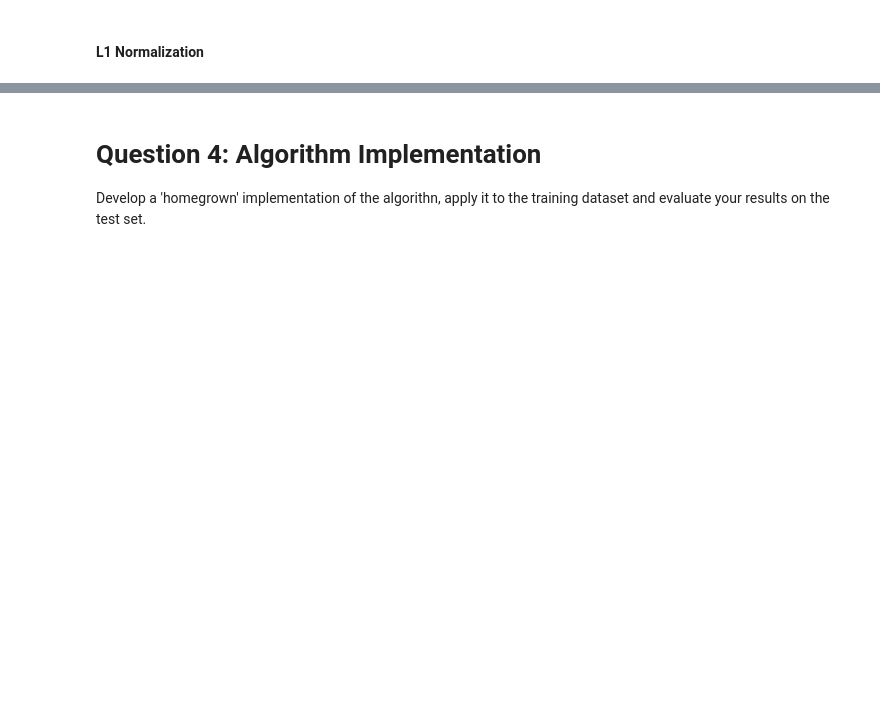
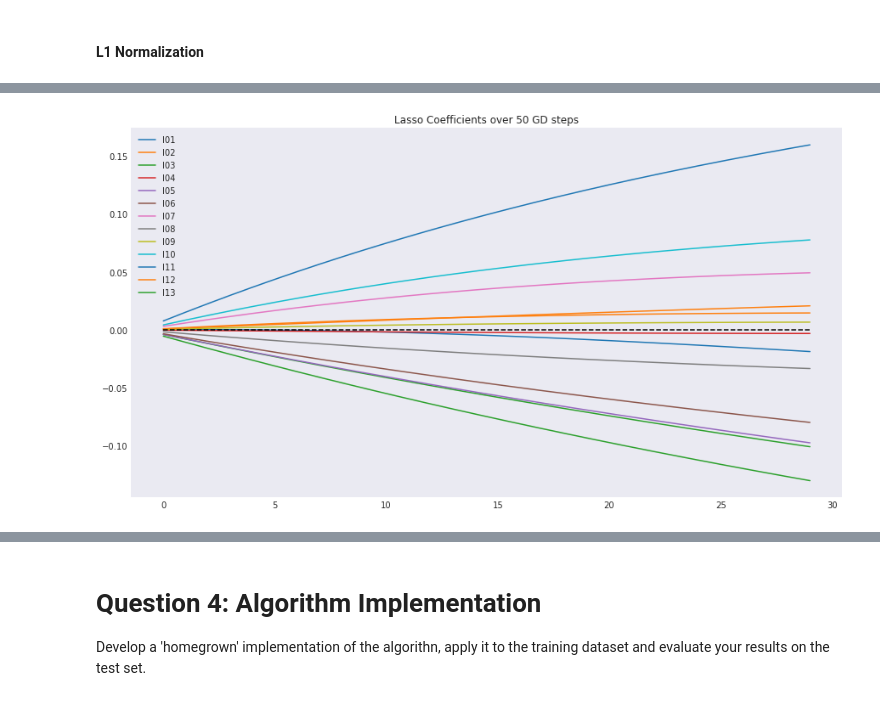
Before and after one commit to pkurapati/W261-Criteo, a Jupyter notebook: notebook_Arnoldy_v7.ipynb, the cells around one changed output, grey strips where cells are left out. Drawn from its saved outputs; the diff is of its cells as text; code cells hidden in the pictures; blank space fills up the shorter version.

```diff
--- a/notebook_Arnoldy_v5.ipynb
+++ b/notebook_Arnoldy_v7.ipynb
@@ -521,0 +663,32 @@ array([-0.26298838,  0.91926568,  0.59292744, -0.97317144, -0.81931274,
+# %%
+# get the best L1 model from files
+# from HW4 code
+
+lasso_models = np.loadtxt(PWD + '/data/lasso_models.csv', dtype=float, delimiter=',')
+best_lasso = lasso_models[-1,:]
+# %%
+# show the coeffecients as L1 steps increase
+# adapted from HW4 code
+
+def plotCoeffs(models, featureNames, title):
+    """
+    Helper Function to show how coefficients change as we train.
+    """
+    fig, ax = plt.subplots(figsize = (15,8))
+    X = list(range(len(models)))
+    for data, name in zip(models.T, featureNames):
+        if name == "Bias":
+            continue
+        ax.plot(X, data, label=name)
+    ax.plot(X,[0]*len(X), 'k--')
+    plt.title(title)
+    plt.legend()
+    plt.show
+
+# use if starting with the models with the missing data features
+#plotCoeffs(lasso_models, ['Bias'] + numeric_features + missing, "Lasso Coefficients over 50 GD steps")
+
+# use if starting with the model where NA rows were dropped
+plotCoeffs(lasso_models, ['Bias'] + numeric_features, "Lasso Coefficients over 50 GD steps")
+# %% [output]
+[figure, added]
```
Also changed, not shown: parts of 15 cells of this notebook.
